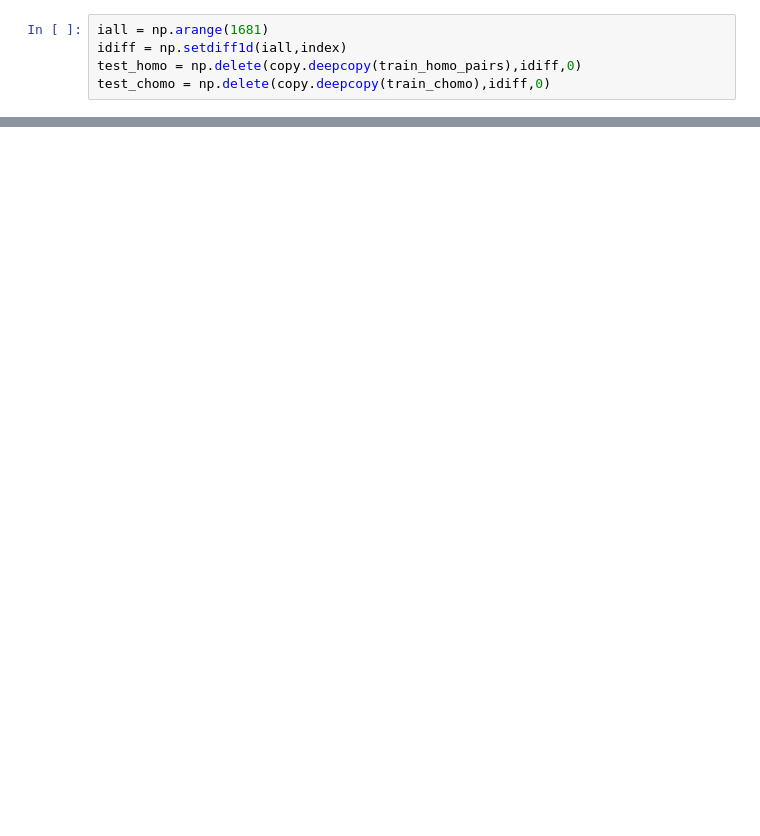
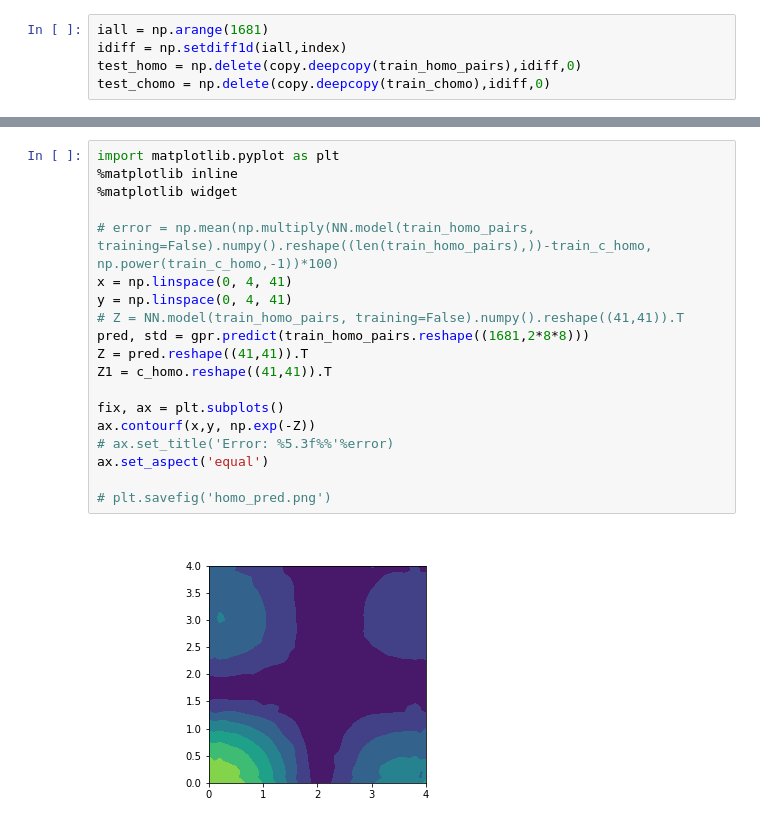
Before and after one commit to dgg95223/ML_Coupling, a Jupyter notebook: mo_couple.ipynb, the cells around one changed output, grey strips where cells are left out. Cells and saved outputs as stored; diff of their text form; blank space fills up the shorter version.

```diff
--- a/mo_couple.ipynb
+++ b/mo_couple.ipynb
@@ -155,0 +190,21 @@ test_chomo = np.delete(copy.deepcopy(train_chomo),idiff,0)
+# %%
+import matplotlib.pyplot as plt
+%matplotlib inline
+%matplotlib widget
+
+# error = np.mean(np.multiply(NN.model(train_homo_pairs, training=False).numpy().reshape((len(train_homo_pairs),))-train_c_homo, np.power(train_c_homo,-1))*100)
+x = np.linspace(0, 4, 41)
+y = np.linspace(0, 4, 41)
+# Z = NN.model(train_homo_pairs, training=False).numpy().reshape((41,41)).T
+pred, std = gpr.predict(train_homo_pairs.reshape((1681,2*8*8)))
+Z = pred.reshape((41,41)).T
+Z1 = c_homo.reshape((41,41)).T
+
+fix, ax = plt.subplots()
+ax.contourf(x,y, np.exp(-Z))
+# ax.set_title('Error: %5.3f%%'%error)
+ax.set_aspect('equal')
+
+# plt.savefig('homo_pred.png')
+# %% [output]
+[figure, added]
```
Also changed, not shown: parts of 14 cells of this notebook, 5 other files.
